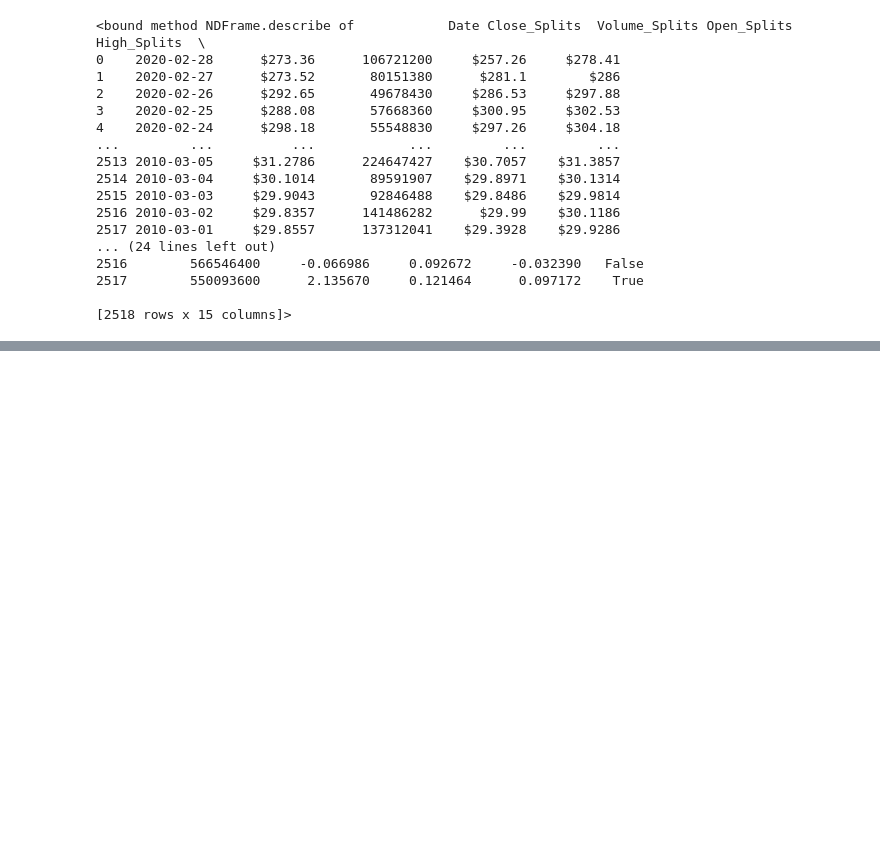
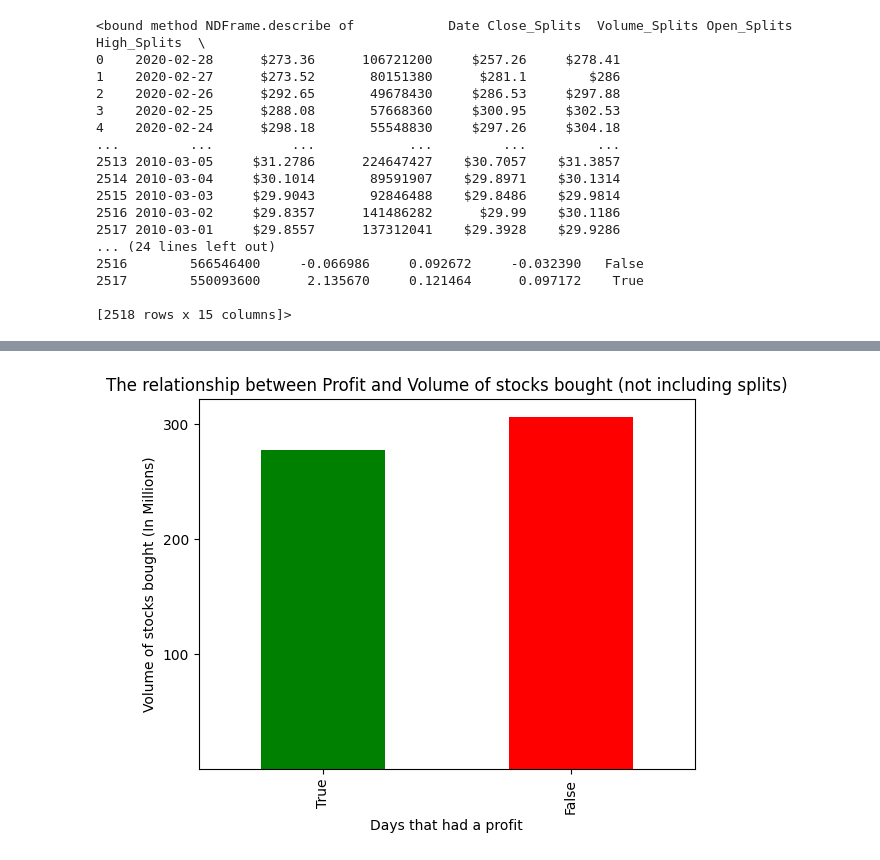
Before and after one commit to omal0/CS577-AppleStock, a Jupyter notebook: Assignments/ProjectPhase2.ipynb, the cells around one changed output, grey strips where cells are left out. Saved outputs shown, nothing was run; the diff lists cells and outputs as text; code cells hidden in the pictures; blank space fills up the shorter version.

```diff
--- a/Assignments/ProjectPhase2.ipynb
+++ b/Assignments/ProjectPhase2.ipynb
@@ -134,0 +157,16 @@ merged.describe
+# %%
+#2. Grouped Aggregation (Bar Chart)
+#What is the relationship between the days that make a profit and the number of shares bought during that day?
+groupedData = merged.groupby("Profit")["Volume_NoSplits"].mean()
+groupedData = groupedData.sort_index(ascending=False)
+groupedData_count = groupedData.value_counts()
+colors = ['red' if profit == False else 'green' for profit in groupedData.index]
+
+groupedData.plot(kind="bar", color = colors)
+plt.title("The relationship between Profit and Volume of stocks bought (not including splits)")
+plt.yticks(ticks=[1e8, 2e8, 3e8], labels=['100', '200', '300'])
+plt.ylabel("Volume of stocks bought (In Millions)")
+plt.xlabel("Days that had a profit")
+plt.show()
+# %% [output]
+[figure, added]
```
Also changed, not shown: parts of 3 cells of this notebook.
